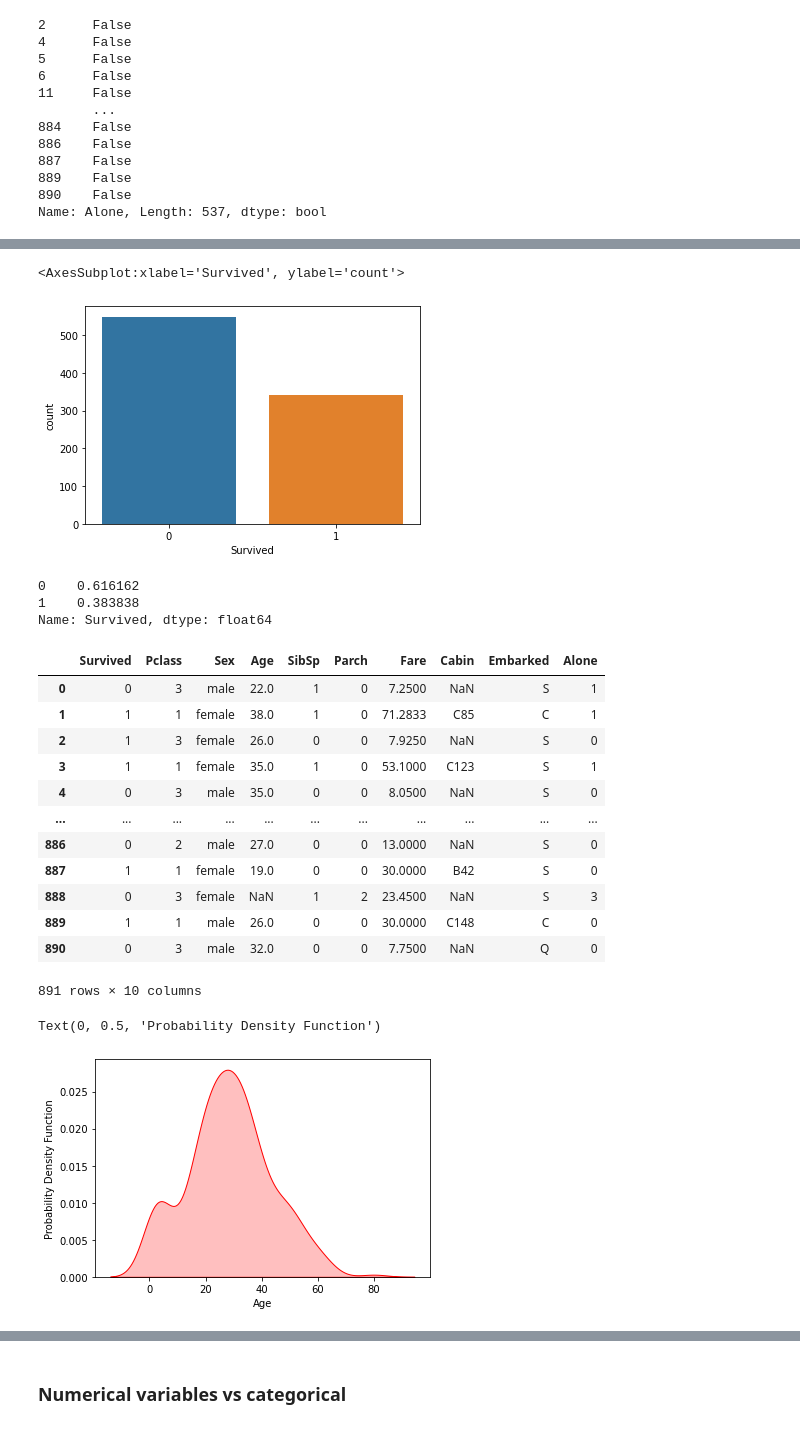
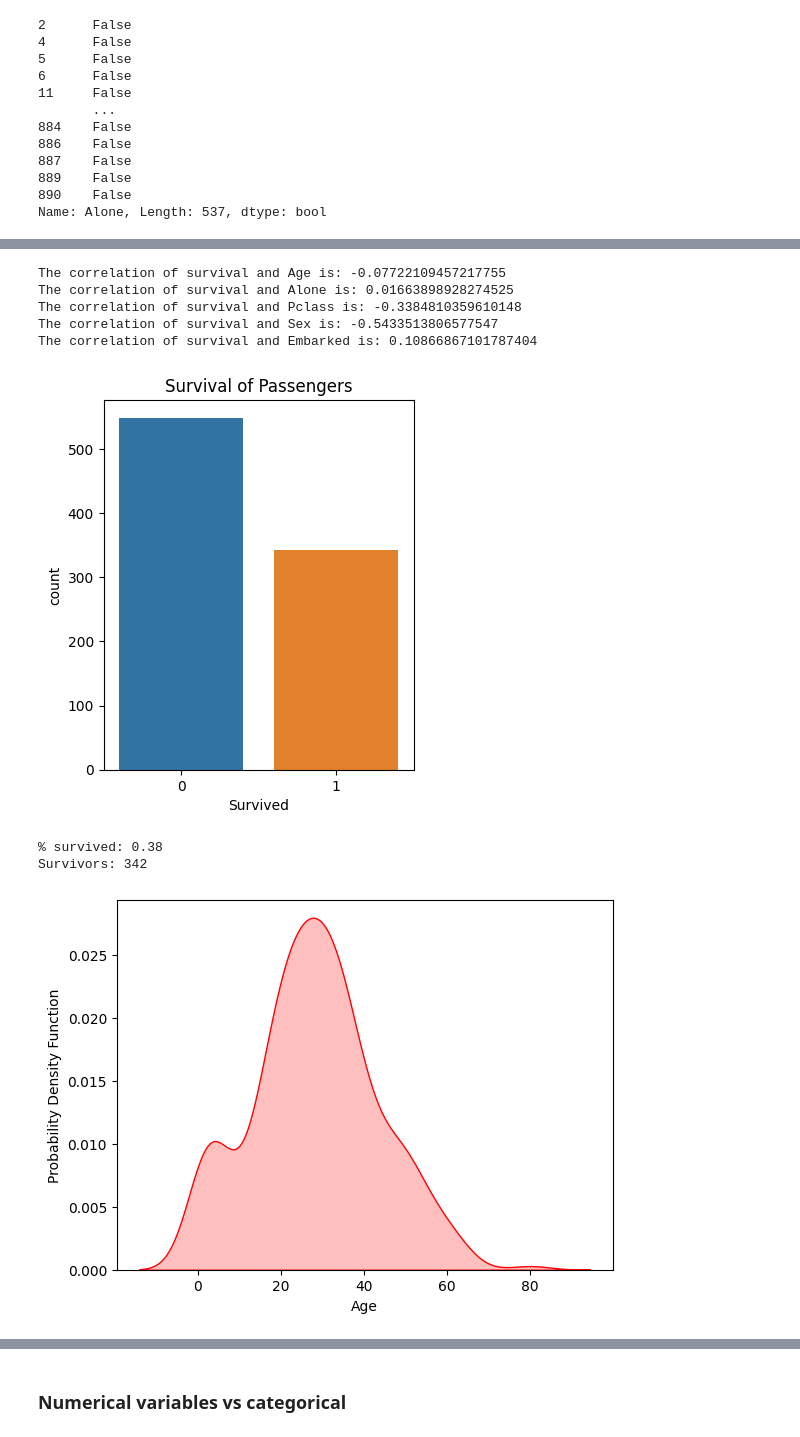
Before and after one commit to okenreed/Titanic-Survival-Project, a Jupyter notebook: Titanic Survival Project.ipynb, the cells around one changed output, grey strips where cells are left out. Saved outputs shown, nothing was run; the diff lists cells and outputs as text; code cells hidden in the pictures.

```diff
--- a/Titanic Survival Project.ipynb
+++ b/Titanic Survival Project.ipynb
@@ -4,7 +4,7 @@ import seaborn as sns
 import numpy as np
 import matplotlib.pyplot as plt
 # %%
-df_train=pd.read_csv('https://raw.githubusercontent.com/SowjanyaPatnaik/Data-Science-notes/main/train.csv')
+titanic_df = pd.read_csv('https://raw.githubusercontent.com/SowjanyaPatnaik/Data-Science-notes/main/train.csv')
 # %% [markdown]
 ## Explanatory Data Analysis (EDA)
 # %%
@@ -204,3 +269,3 @@ sns.countplot(x='Cabin', data=cabin)
 # %%
-df_train['Alone']=df_train['SibSp'] + df_train['Parch']
+titanic_df['Alone']=titanic_df['SibSp'] + titanic_df['Parch']
 # %%
@@ -227,35 +305,44 @@ sns.countplot(x='Alone', data=df_train)
+# %%
+features = ['Age', 'Alone', 'Pclass', 'Sex', 'Embarked']
+
+titanic_df['Sex'] = titanic_df['Sex'].replace({'female': 0, 'male': 1})
+
+titanic_df['Embarked'] = titanic_df['Embarked'].replace({'S': 0, 'C': 1, 'Q': 2})
+
+
+for n in features:
+    correlation = titanic_df['Survived'].corr(titanic_df[n], method='pearson')
+    print(f'The correlation of survival and {n} is: {correlation}')
+# %% [output]
+The correlation of survival and Age is: -0.07722109457217755
+The correlation of survival and Alone is: 0.01663898928274525
+The correlation of survival and Pclass is: -0.3384810359610148
+The correlation of survival and Sex is: -0.5433513806577547
+The correlation of survival and Embarked is: 0.10866867101787404
 # %%
-sns.countplot(x='Survived', data=df_train)
+plt.figure().set_figwidth(4)
+
+sns.countplot(x='Survived', data=titanic_df)
+
+plt.title('Survival of Passengers')
+plt.show()
+
+survivedcount = titanic_df[titanic_df['Survived'] == 1]['PassengerId'].count()
+totalcount = titanic_df['PassengerId'].count()
+
+survive_p = survivedcount/totalcount
+
+print(f'% survived: {survive_p:.2f}')
+print(f'Survivors: {survivedcount}')
 # %% [output]
+[figure, new version]
-<AxesSubplot:xlabel='Survived', ylabel='count'>
+% survived: 0.38
+Survivors: 342
-[figure, old version]
-# %%
-df_train['Survived'].value_counts()/df_train.shape[0]
-# %% [output]
-0    0.616162
-1    0.383838
-Name: Survived, dtype: float64
-# %%
-df_train
-# %% [output]
-|  | Survived | Pclass | Sex | Age | SibSp | Parch | Fare | Cabin | Embarked | Alone |
-| 0 | 0 | 3 | male | 22.0 | 1 | 0 | 7.2500 | NaN | S | 1 |
-| 1 | 1 | 1 | female | 38.0 | 1 | 0 | 71.2833 | C85 | C | 1 |
-| 2 | 1 | 3 | female | 26.0 | 0 | 0 | 7.9250 | NaN | S | 0 |
-| 3 | 1 | 1 | female | 35.0 | 1 | 0 | 53.1000 | C123 | S | 1 |
-| 4 | 0 | 3 | male | 35.0 | 0 | 0 | 8.0500 | NaN | S | 0 |
-| ... | ... | ... | ... | ... | ... | ... | ... | ... | ... | ... |
-| 886 | 0 | 2 | male | 27.0 | 0 | 0 | 13.0000 | NaN | S | 0 |
-| 887 | 1 | 1 | female | 19.0 | 0 | 0 | 30.0000 | B42 | S | 0 |
-| 888 | 0 | 3 | female | NaN | 1 | 2 | 23.4500 | NaN | S | 3 |
-| 889 | 1 | 1 | male | 26.0 | 0 | 0 | 30.0000 | C148 | C | 0 |
-| 890 | 0 | 3 | male | 32.0 | 0 | 0 | 7.7500 | NaN | Q | 0 |
-891 rows × 10 columns
 # %%
-sns.kdeplot(df_train.loc[(df_train['Survived']==1),'Age'], color='r',shade=True) # create kde plot
+sns.kdeplot(titanic_df.loc[(titanic_df['Survived']==1),'Age'], color='r', fill=True) # create kde plot
 plt.xlabel('Age')
 plt.ylabel('Probability Density Function')
+plt.show()
 # %% [output]
-Text(0, 0.5, 'Probability Density Function')
-[figure, old version]
+[figure, new version]
 # %%
```
Also changed, not shown: parts of 52 cells of this notebook.
